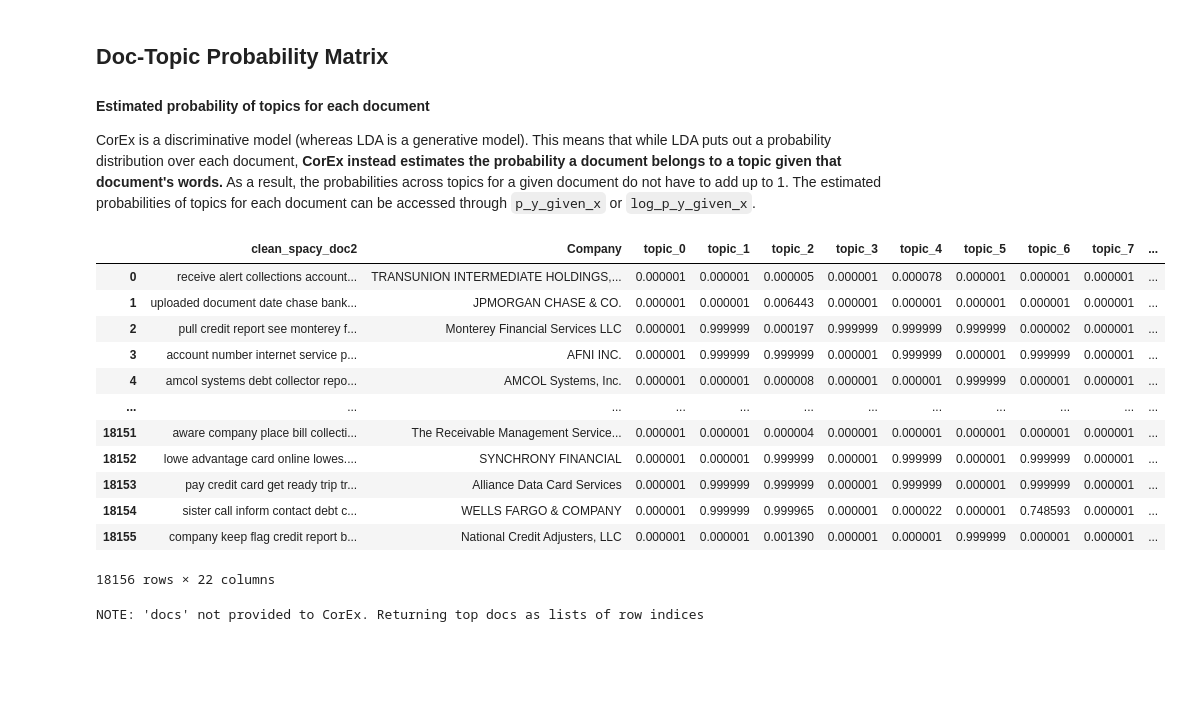
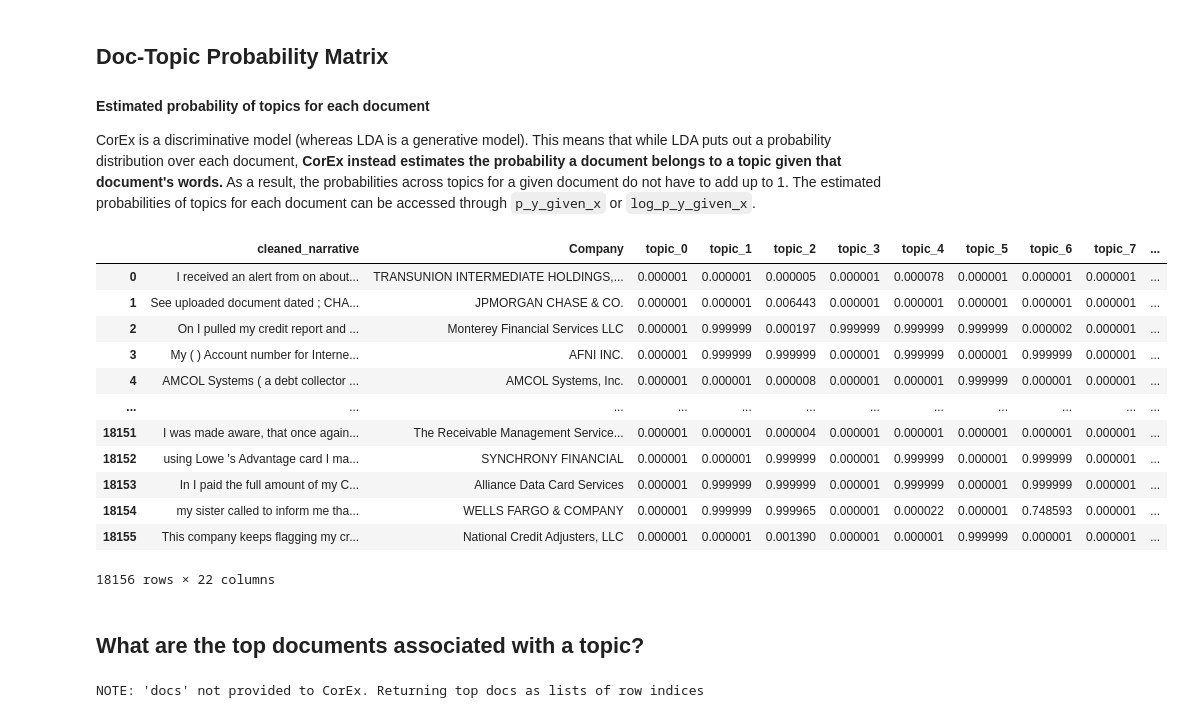
Before and after one commit to fw192020/clairvoyant_clustering, a Jupyter notebook: 2_CorEx.ipynb, the cells around one changed output. Drawn from its saved outputs; the diff is of its cells as text; code cells hidden in the pictures; blank space fills up the shorter version.

```diff
--- a/2_CorEx.ipynb
+++ b/2_CorEx.ipynb
@@ -246,24 +246,26 @@ CorEx is a discriminative model (whereas LDA is a generative model). This means
 # %%
 doc_top_prob = pd.DataFrame(anchored_topic_model_2.p_y_given_x, columns=["topic_{}".format(i) for i in range(20)])
 
 doc_top_prob.index = df_spacy_debt.index
 
-doc_top_prob = pd.concat([df_spacy_debt['clean_spacy_doc2'], df_spacy_debt['Company'], doc_top_prob], axis=1)
+doc_top_prob = pd.concat([df_spacy_debt['cleaned_narrative'], df_spacy_debt['Company'], doc_top_prob], axis=1)
 doc_top_prob
 # %% [output]
-|  | clean_spacy_doc2 | Company | topic_0 | topic_1 | topic_2 | topic_3 | topic_4 | topic_5 | topic_6 | topic_7 | ... |
-| 0 | receive alert collections account... | TRANSUNION INTERMEDIATE HOLDINGS,... | 0.000001 | 0.000001 | 0.000005 | 0.000001 | 0.000078 | 0.000001 | 0.000001 | 0.000001 | ... |
-| 1 | uploaded document date chase bank... | JPMORGAN CHASE & CO. | 0.000001 | 0.000001 | 0.006443 | 0.000001 | 0.000001 | 0.000001 | 0.000001 | 0.000001 | ... |
-| 2 | pull credit report see monterey f... | Monterey Financial Services LLC | 0.000001 | 0.999999 | 0.000197 | 0.999999 | 0.999999 | 0.999999 | 0.000002 | 0.000001 | ... |
-| 3 | account number internet service p... | AFNI INC. | 0.000001 | 0.999999 | 0.999999 | 0.000001 | 0.999999 | 0.000001 | 0.999999 | 0.000001 | ... |
-| 4 | amcol systems debt collector repo... | AMCOL Systems, Inc. | 0.000001 | 0.000001 | 0.000008 | 0.000001 | 0.000001 | 0.999999 | 0.000001 | 0.000001 | ... |
+|  | cleaned_narrative | Company | topic_0 | topic_1 | topic_2 | topic_3 | topic_4 | topic_5 | topic_6 | topic_7 | ... |
+| 0 | I received an alert from on about... | TRANSUNION INTERMEDIATE HOLDINGS,... | 0.000001 | 0.000001 | 0.000005 | 0.000001 | 0.000078 | 0.000001 | 0.000001 | 0.000001 | ... |
+| 1 | See uploaded document dated ; CHA... | JPMORGAN CHASE & CO. | 0.000001 | 0.000001 | 0.006443 | 0.000001 | 0.000001 | 0.000001 | 0.000001 | 0.000001 | ... |
+| 2 | On I pulled my credit report and ... | Monterey Financial Services LLC | 0.000001 | 0.999999 | 0.000197 | 0.999999 | 0.999999 | 0.999999 | 0.000002 | 0.000001 | ... |
+| 3 | My ( ) Account number for Interne... | AFNI INC. | 0.000001 | 0.999999 | 0.999999 | 0.000001 | 0.999999 | 0.000001 | 0.999999 | 0.000001 | ... |
+| 4 | AMCOL Systems ( a debt collector ... | AMCOL Systems, Inc. | 0.000001 | 0.000001 | 0.000008 | 0.000001 | 0.000001 | 0.999999 | 0.000001 | 0.000001 | ... |
 | ... | ... | ... | ... | ... | ... | ... | ... | ... | ... | ... | ... |
-| 18151 | aware company place bill collecti... | The Receivable Management Service... | 0.000001 | 0.000001 | 0.000004 | 0.000001 | 0.000001 | 0.000001 | 0.000001 | 0.000001 | ... |
-| 18152 | lowe advantage card online lowes.... | SYNCHRONY FINANCIAL | 0.000001 | 0.000001 | 0.999999 | 0.000001 | 0.999999 | 0.000001 | 0.999999 | 0.000001 | ... |
-| 18153 | pay credit card get ready trip tr... | Alliance Data Card Services | 0.000001 | 0.999999 | 0.999999 | 0.000001 | 0.999999 | 0.000001 | 0.999999 | 0.000001 | ... |
-| 18154 | sister call inform contact debt c... | WELLS FARGO & COMPANY | 0.000001 | 0.999999 | 0.999965 | 0.000001 | 0.000022 | 0.000001 | 0.748593 | 0.000001 | ... |
-| 18155 | company keep flag credit report b... | National Credit Adjusters, LLC | 0.000001 | 0.000001 | 0.001390 | 0.000001 | 0.000001 | 0.999999 | 0.000001 | 0.000001 | ... |
+| 18151 | I was made aware, that once again... | The Receivable Management Service... | 0.000001 | 0.000001 | 0.000004 | 0.000001 | 0.000001 | 0.000001 | 0.000001 | 0.000001 | ... |
+| 18152 | using Lowe 's Advantage card I ma... | SYNCHRONY FINANCIAL | 0.000001 | 0.000001 | 0.999999 | 0.000001 | 0.999999 | 0.000001 | 0.999999 | 0.000001 | ... |
+| 18153 | In I paid the full amount of my C... | Alliance Data Card Services | 0.000001 | 0.999999 | 0.999999 | 0.000001 | 0.999999 | 0.000001 | 0.999999 | 0.000001 | ... |
+| 18154 | my sister called to inform me tha... | WELLS FARGO & COMPANY | 0.000001 | 0.999999 | 0.999965 | 0.000001 | 0.000022 | 0.000001 | 0.748593 | 0.000001 | ... |
+| 18155 | This company keeps flagging my cr... | National Credit Adjusters, LLC | 0.000001 | 0.000001 | 0.001390 | 0.000001 | 0.000001 | 0.999999 | 0.000001 | 0.000001 | ... |
 18156 rows × 22 columns
+# %% [markdown]
+## What are the top documents associated with a topic?
 # %%
 anchored_topic_model_2.get_top_docs(topic=8, n_docs=10)
 # %% [output]
```
Also changed, not shown: parts of 6 cells of this notebook, 2 other files.
